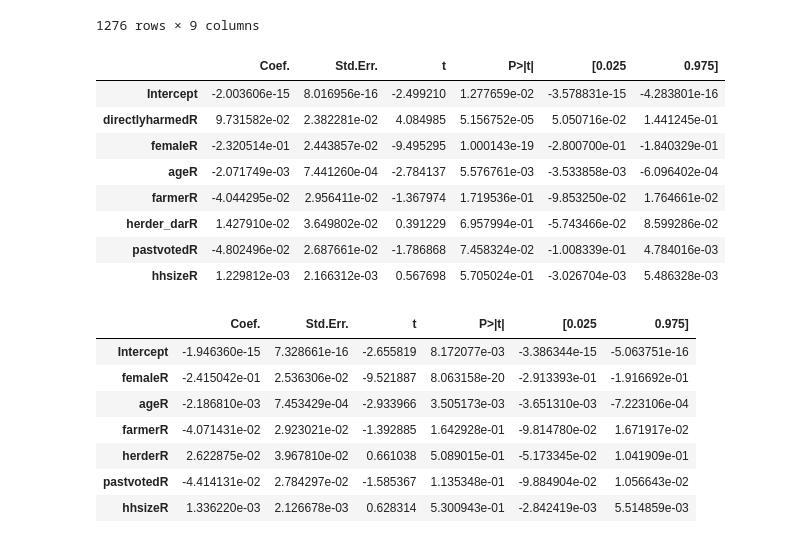
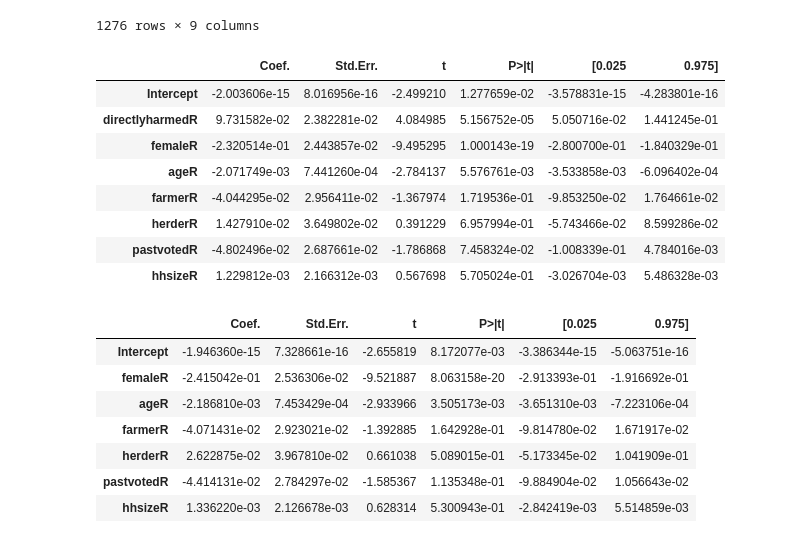
Before and after one commit to alexanderquispe/14.38_Causal_ML, a Jupyter notebook: Jupyter_Notebooks/sensitivity_analysis_with_sensmakr_and_debiased_ml.ipynb, the cells around one changed output. Cells and saved outputs as stored; diff of their text form; code cells hidden in the pictures.

```diff
--- a/Jupyter_Notebooks/sensitivity_analysis_with_sensmakr_and_debiased_ml.ipynb
+++ b/Jupyter_Notebooks/sensitivity_analysis_with_sensmakr_and_debiased_ml.ipynb
@@ -70,8 +70,8 @@ pastvotedR = smf.ols('pastvoted~village' , data=darfur).fit().resid
 hhsizeR = smf.ols('hhsize_darfur~village' , data=darfur).fit().resid
 # %%
 darfurR = pd.concat([peacefactorR, directlyharmedR, femaleR,
-                    ageR, farmer_darR, herder_darR, pastvotedR,
-                     hhsize_darfurR, darfur['village']], axis=1)
+                    ageR, farmerR, herderR, pastvotedR,
+                     hhsizeR, darfur['village']], axis=1)
 darfurR
 # %% [output]
 |  | 0 | 1 | 2 | 3 | 4 | 5 | 6 | 7 | village |
@@ -109,18 +109,18 @@ darfurR
 # %%
 # Preliminary linear model analysis
 # Linear model 1
-linear_model_1 = smf.ols('peacefactorR~ directlyharmedR+ femaleR + ageR + farmerR+ herder_darR + pastvotedR + hhsizeR'
+linear_model_1 = smf.ols('peacefactorR~ directlyharmedR+ femaleR + ageR + farmerR+ herderR + pastvotedR + hhsizeR'
         ,data=darfurR ).fit().get_robustcov_results(cov_type = "cluster", groups= darfurR['village'])
 linear_model_1_table = linear_model_1.summary2().tables[1]
 linear_model_1_table
 # %% [output]
 |  | Coef. | Std.Err. | t | P>|t| | [0.025 | 0.975] |
 | Intercept | -2.003606e-15 | 8.016956e-16 | -2.499210 | 1.277659e-02 | -3.578831e-15 | -4.283801e-16 |
 | directlyharmedR | 9.731582e-02 | 2.382281e-02 | 4.084985 | 5.156752e-05 | 5.050716e-02 | 1.441245e-01 |
 | femaleR | -2.320514e-01 | 2.443857e-02 | -9.495295 | 1.000143e-19 | -2.800700e-01 | -1.840329e-01 |
 | ageR | -2.071749e-03 | 7.441260e-04 | -2.784137 | 5.576761e-03 | -3.533858e-03 | -6.096402e-04 |
 | farmerR | -4.044295e-02 | 2.956411e-02 | -1.367974 | 1.719536e-01 | -9.853250e-02 | 1.764661e-02 |
-| herder_darR | 1.427910e-02 | 3.649802e-02 | 0.391229 | 6.957994e-01 | -5.743466e-02 | 8.599286e-02 |
+| herderR | 1.427910e-02 | 3.649802e-02 | 0.391229 | 6.957994e-01 | -5.743466e-02 | 8.599286e-02 |
 | pastvotedR | -4.802496e-02 | 2.687661e-02 | -1.786868 | 7.458324e-02 | -1.008339e-01 | 4.784016e-03 |
 | hhsizeR | 1.229812e-03 | 2.166312e-03 | 0.567698 | 5.705024e-01 | -3.026704e-03 | 5.486328e-03 |
 # %%
```
Also changed, not shown: parts of 1 cell of this notebook, 6 other files.
